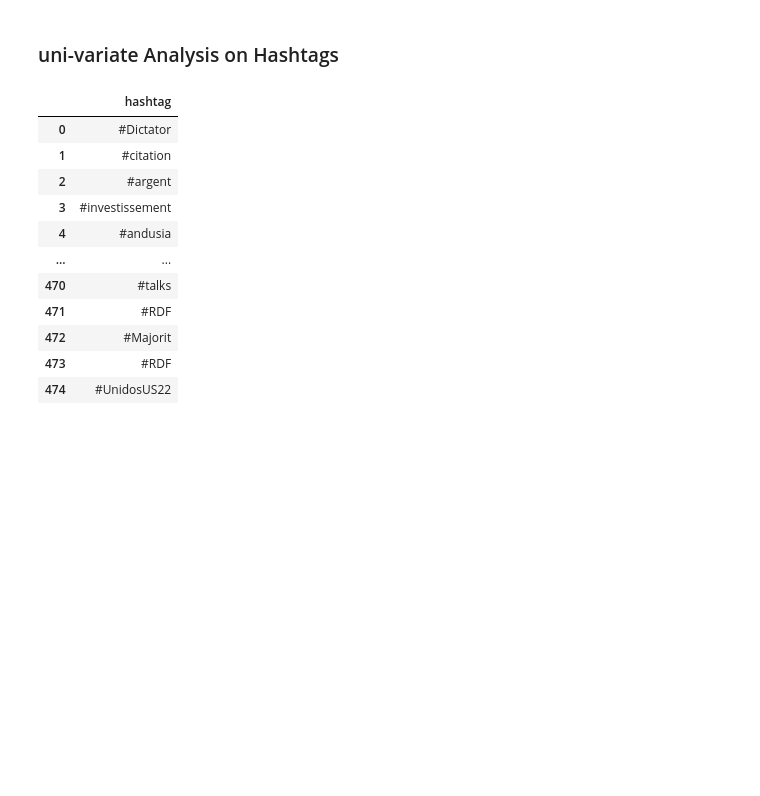
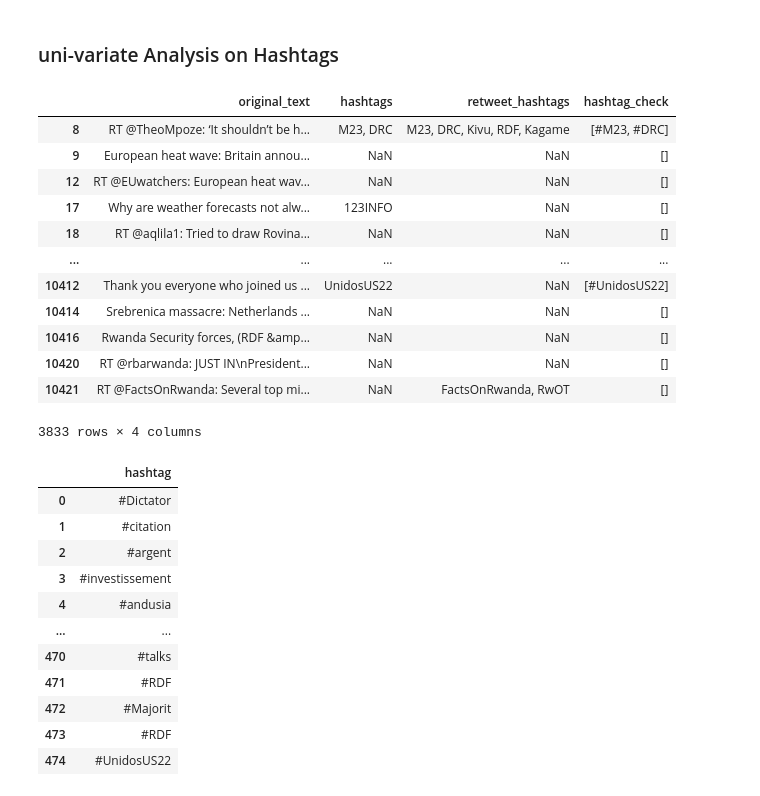
Before and after one commit to fbagire/tweets_analyze, a Jupyter notebook: analysis.ipynb, the cells around one changed output. Drawn from its saved outputs; the diff is of its cells as text; code cells hidden in the pictures; blank space fills up the shorter version.

```diff
--- a/analysis.ipynb
+++ b/analysis.ipynb
@@ -236,6 +269,22 @@ hashtag_df['hashtag_check']=df_tweet.original_text.apply(find_hashtags)
 hashtag_df.dropna(subset=['hashtag_check'],inplace=True)
 # %%
 tags_list=list(hashtag_df['hashtag_check'])
+# %%
+hashtag_df
+# %% [output]
+|  | original_text | hashtags | retweet_hashtags | hashtag_check |
+| 8 | RT @TheoMpoze: ‘It shouldn’t be h... | M23, DRC | M23, DRC, Kivu, RDF, Kagame | [#M23, #DRC] |
+| 9 | European heat wave: Britain annou... | NaN | NaN | [] |
+| 12 | RT @EUwatchers: European heat wav... | NaN | NaN | [] |
+| 17 | Why are weather forecasts not alw... | 123INFO | NaN | [] |
+| 18 | RT @aqlila1: Tried to draw Rovina... | NaN | NaN | [] |
+| ... | ... | ... | ... | ... |
+| 10412 | Thank you everyone who joined us ... | UnidosUS22 | NaN | [#UnidosUS22] |
+| 10414 | Srebrenica massacre: Netherlands ... | NaN | NaN | [] |
+| 10416 | Rwanda Security forces, (RDF &amp... | NaN | NaN | [] |
+| 10420 | RT @rbarwanda: JUST IN\nPresident... | NaN | NaN | [] |
+| 10421 | RT @FactsOnRwanda: Several top mi... | NaN | FactsOnRwanda, RwOT | [] |
+3833 rows × 4 columns
 # %%
 hashtags_list_df = pd.DataFrame([tag for tags_row in tags_list for tag in tags_row],columns=['hashtag'])
 # %%
```
Also changed, not shown: parts of 7 cells of this notebook, 32 other files.
